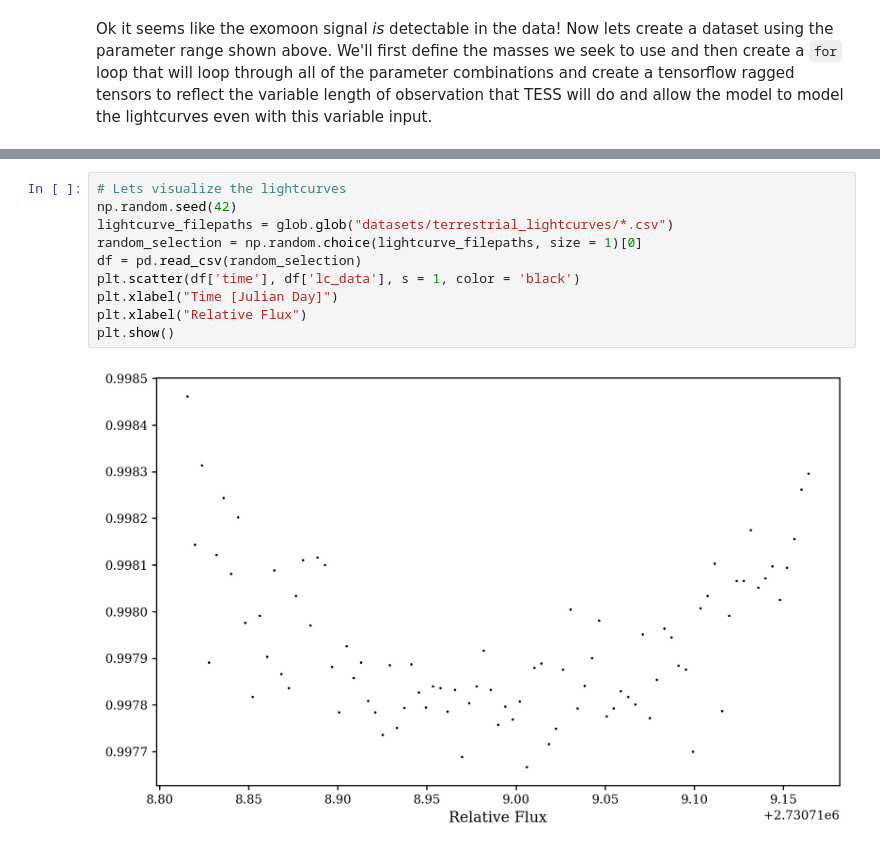
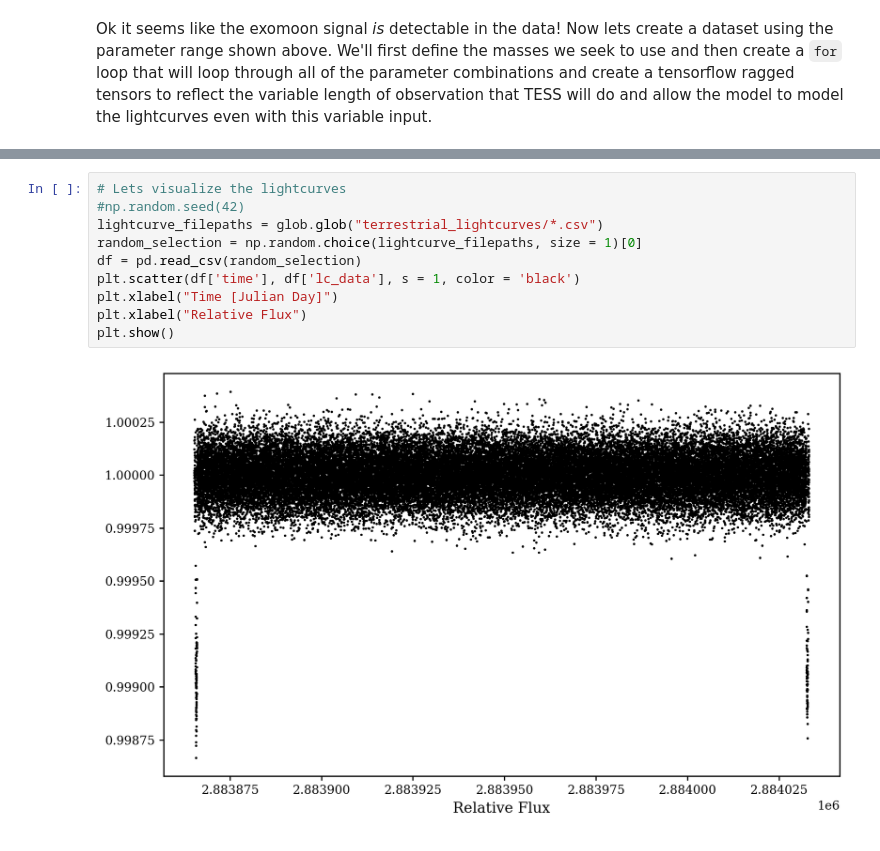
Before and after one commit to iam37/ASTR-375-Final-Project, a Jupyter notebook: Dataset_Creation.ipynb, the cells around one changed output, grey strips where cells are left out. Saved outputs shown, nothing was run; the diff lists cells and outputs as text.

Commit message:
new create_dataset.py module and added functionality to Dataset_Creation.ipynb

```diff
--- a/Dataset_Creation.ipynb
+++ b/Dataset_Creation.ipynb
@@ -626,12 +783,12 @@ for planet_mass in tqdm(terrestrial_mass_ranges):
 # %%
 # Lets visualize the lightcurves
-np.random.seed(42)
-lightcurve_filepaths = glob.glob("datasets/terrestrial_lightcurves/*.csv")
+#np.random.seed(42)
+lightcurve_filepaths = glob.glob("terrestrial_lightcurves/*.csv")
 random_selection = np.random.choice(lightcurve_filepaths, size = 1)[0]
 df = pd.read_csv(random_selection)
 plt.scatter(df['time'], df['lc_data'], s = 1, color = 'black')
 plt.xlabel("Time [Julian Day]")
 plt.xlabel("Relative Flux")
 plt.show()
 # %% [output]
-[figure, old version]
+[figure, new version]
```
Also changed, not shown: parts of 10 cells of this notebook, 1 other file.
